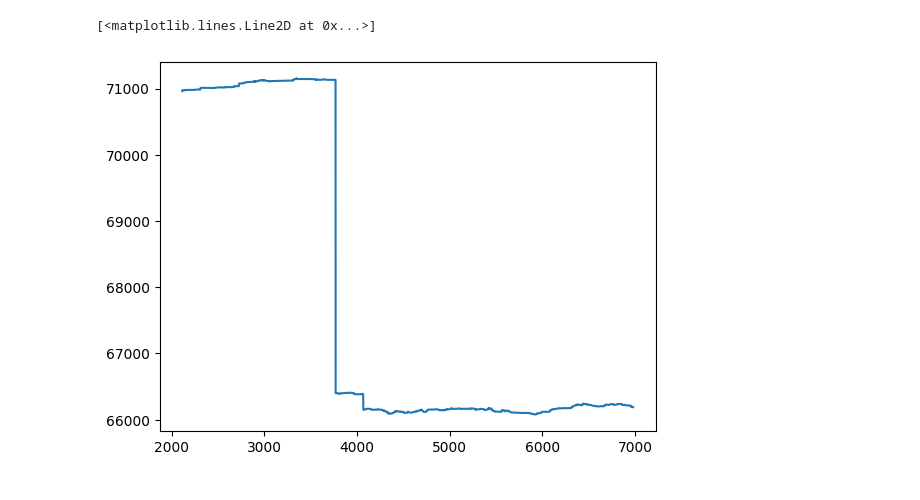
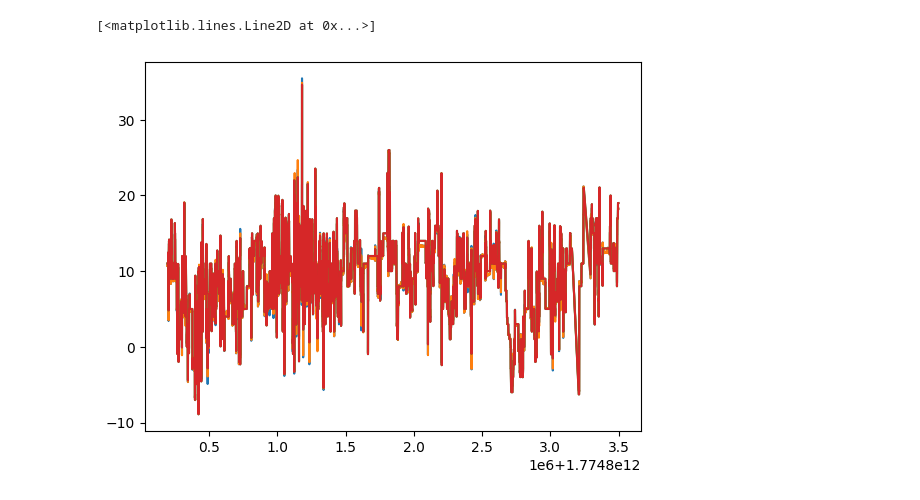
Before and after one commit to CWagamanEure/latent-fair-value, a Jupyter notebook: notebooks/compare_filters.ipynb, the cells around one changed output. Saved outputs shown, nothing was run; the diff lists cells and outputs as text; code cells hidden in the pictures.

```diff
--- a/notebooks/compare_filters.ipynb
+++ b/notebooks/compare_filters.ipynb
@@ -35,5 +34,8 @@ Index(['id', 'asset', 'measurement_timestamp', 'observed_market_type',
-# %%
-plt.plot(df.microprice_2x_filtered_price)
-# %% [output]
-[<matplotlib.lines.Line2D at 0x...>]
-[figure, removed]
+# %%
+plt.plot(df.microprice_1p5x_basis)
+plt.plot(df.microprice_3x_basis)
+plt.plot(df.basis)
+plt.plot(df.midprice_basis)
+# %% [output]
+[<matplotlib.lines.Line2D at 0x...>]
+[figure, added]
```
Also changed, not shown: parts of 6 cells of this notebook, 8 other files.
